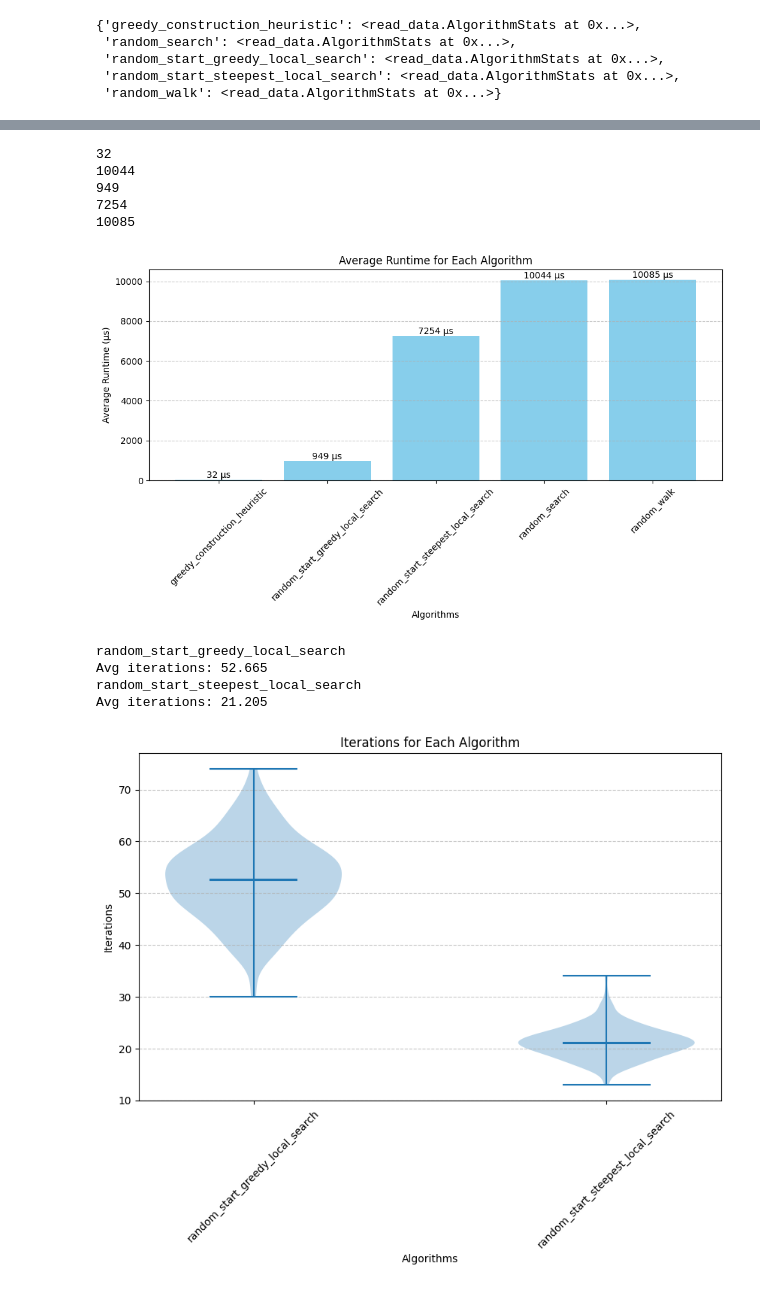
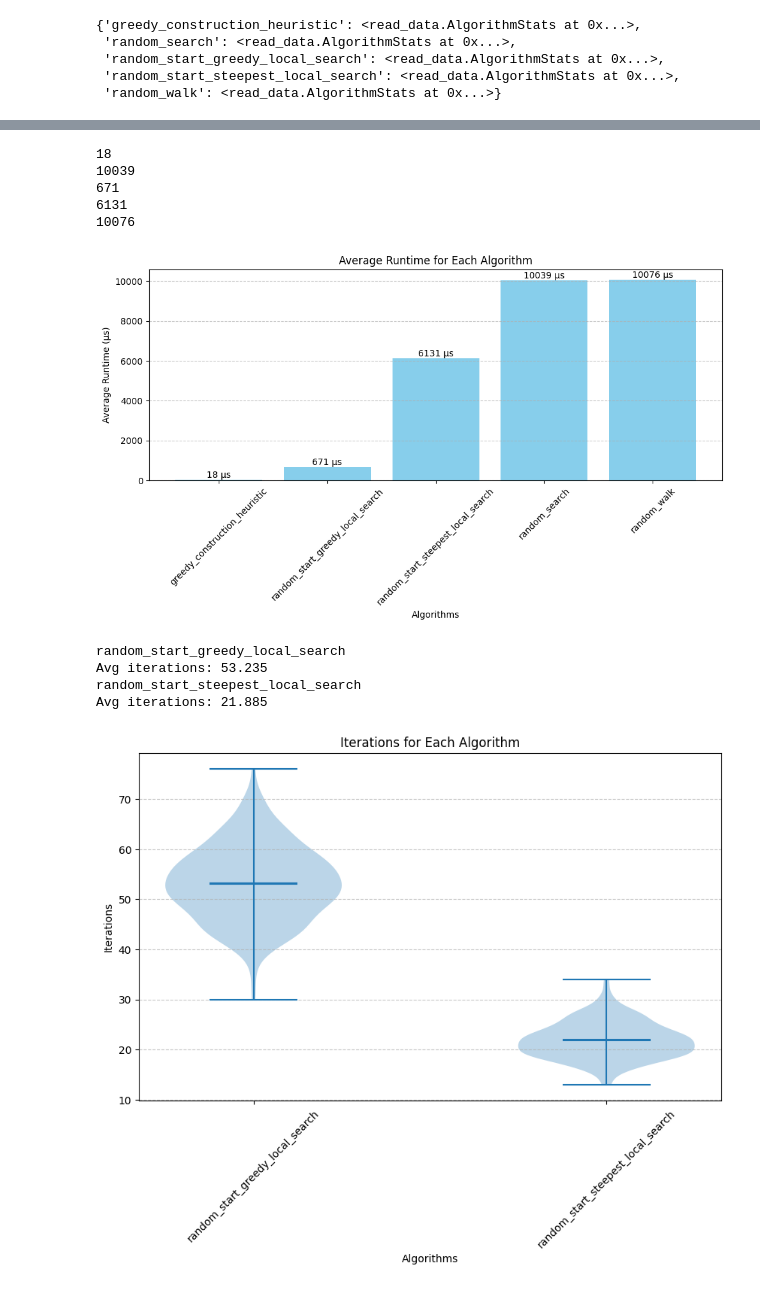
Before and after one commit to 2002jan/put-biam-2025, a Jupyter notebook: visualization/testing2.ipynb, the cells around one changed output, grey strips where cells are left out. Cells and saved outputs as stored; diff of their text form; code cells hidden in the pictures.

```diff
--- a/visualization/testing2.ipynb
+++ b/visualization/testing2.ipynb
@@ -3,7 +5,7 @@ import matplotlib.pyplot as plt
 import numpy as np
 from read_data import read_json
 # %%
-path = "../outputs/2025_04_01_10_15_48"
+path = "../outputs/2025_04_02_18_39_57"
 data = read_json(path)
 # %%
 algos = list(data.keys())
@@ -99,44 +103,45 @@ for i, runtime in enumerate(sorted_runtimes):
 plt.tight_layout()
 plt.show()
 # %% [output]
-32
-10044
-949
-7254
-10085
+18
+10039
+671
+6131
+10076
-[figure, old version]
+[figure, new version]
 # %%
 iterations = []
 for algo in algos:
     if "steepest_local" in algo or "greedy_local" in algo:
         print(algo)
         runs = data[algo].runs
         avg_iterations = []
         for run in runs:
             avg_iterations.append(run.iterations)
         a = np.mean(avg_iterations)
         print(f"Avg iterations: {a}")
         iterations.append(avg_iterations)
 
 # Plotting violin plots of iterations for each algorithm
 plt.figure(figsize=(10, 6))
 plt.title("Iterations for Each Algorithm")
 plt.ylabel("Iterations")
 plt.xlabel("Algorithms")
 
 plt.xticks(rotation=45)
 plt.grid(axis='y', linestyle='--', alpha=0.7)
 plt.violinplot(iterations, showmeans=True, showmedians=True)
-plt.xticks(range(1, len(iterations) + 1), [algo for algo in algos if "steepest_local" in algo or "greedy_local" in algo])
+plt.xticks(range(1, len(iterations) + 1),
+           [algo for algo in algos if "steepest_local" in algo or "greedy_local" in algo])
 # plt.ticklabel_format(axis="y", style="sci", scilimits=(0, 0))
 
 plt.show()
 # %% [output]
 random_start_greedy_local_search
-Avg iterations: 52.665
+Avg iterations: 53.235
 random_start_steepest_local_search
-Avg iterations: 21.205
+Avg iterations: 21.885
-[figure, old version]
+[figure, new version]
 # %%
 # compare quality of best and worst for greedy and steepest
 
```
Also changed, not shown: parts of 5 cells of this notebook.
